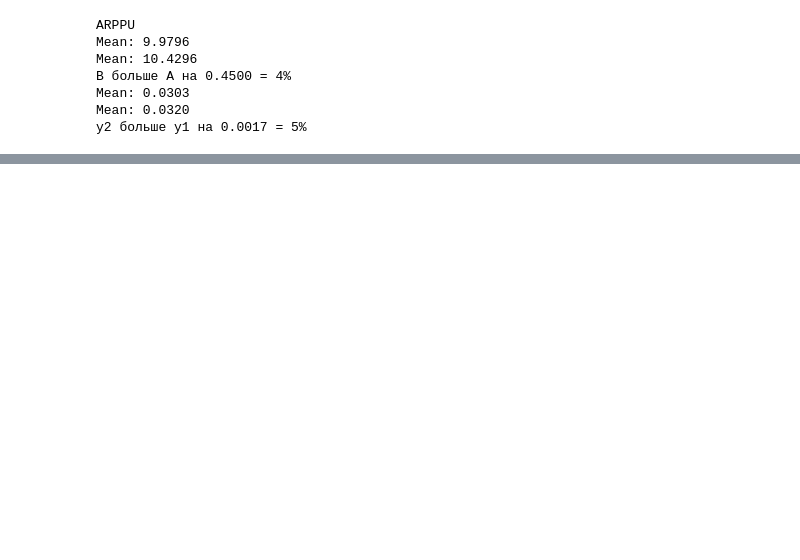
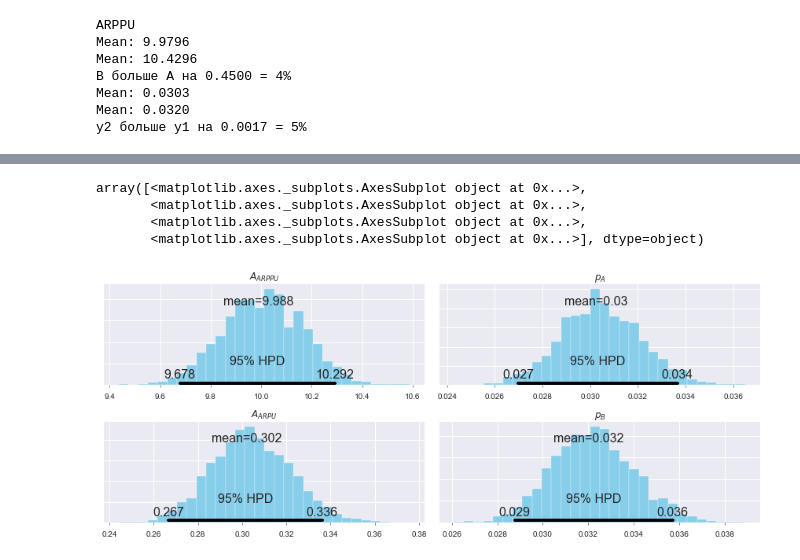
Before and after one commit to PavelMotorin/abtools, a Jupyter notebook: examples/03_bayesian_arpu_test.ipynb, the cells around one changed output, grey strips where cells are left out. Drawn from its saved outputs; the diff is of its cells as text; code cells hidden in the pictures; blank space fills up the shorter version.

```diff
--- a/examples/03_bayesian_arpu_test.ipynb
+++ b/examples/03_bayesian_arpu_test.ipynb
@@ -49,0 +57,8 @@ model.plot_deltas(1000)
+# %%
+model.plot_params(1000)
+# %% [output]
+array([<matplotlib.axes._subplots.AxesSubplot object at 0x...>,
+       <matplotlib.axes._subplots.AxesSubplot object at 0x...>,
+       <matplotlib.axes._subplots.AxesSubplot object at 0x...>,
+       <matplotlib.axes._subplots.AxesSubplot object at 0x...>], dtype=object)
+[figure, added]
```
Also changed, not shown: parts of 2 cells of this notebook, 2 other files.
